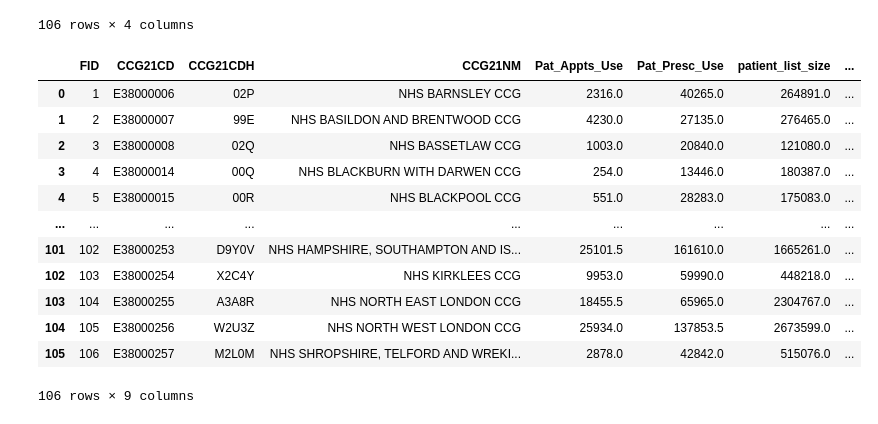
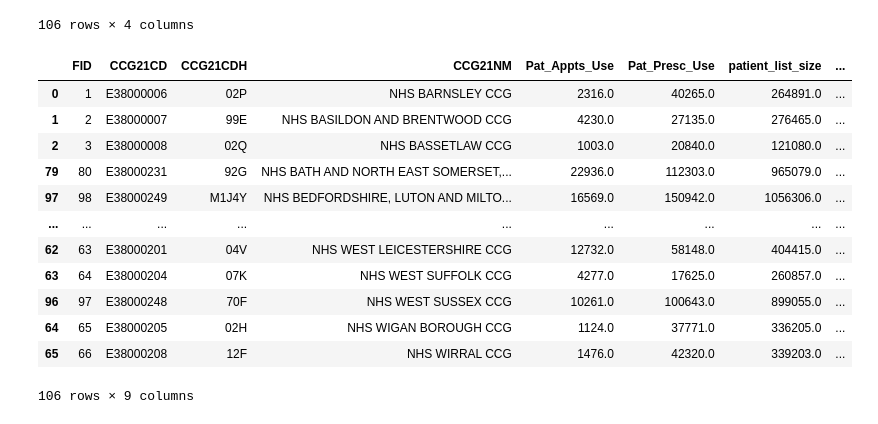
Before and after one commit to nhsx/patient-online-mapping, a Jupyter notebook: POMI_August_2021.ipynb, the cells around one changed output. Drawn from its saved outputs; the diff is of its cells as text; code cells hidden in the pictures.

Commit message:
Sorted by ccg name ascending

```diff
--- a/POMI_August_2021.ipynb
+++ b/POMI_August_2021.ipynb
@@ -221,20 +221,20 @@ CCG_APRIL_2021_CODES_ONS
 106 rows × 4 columns
 # %%
 CCG_codes_results = CCG_APRIL_2021_CODES_ONS.merge(POMI_final, left_on='CCG21NM', right_on ='ccg_name')
-CCG_codes_results
+CCG_codes_results.sort_values(by='CCG21NM', ascending=True)
 # %% [output]
 |  | FID | CCG21CD | CCG21CDH | CCG21NM | Pat_Appts_Use | Pat_Presc_Use | patient_list_size | ... |
 | 0 | 1 | E38000006 | 02P | NHS BARNSLEY CCG | 2316.0 | 40265.0 | 264891.0 | ... |
 | 1 | 2 | E38000007 | 99E | NHS BASILDON AND BRENTWOOD CCG | 4230.0 | 27135.0 | 276465.0 | ... |
 | 2 | 3 | E38000008 | 02Q | NHS BASSETLAW CCG | 1003.0 | 20840.0 | 121080.0 | ... |
-| 3 | 4 | E38000014 | 00Q | NHS BLACKBURN WITH DARWEN CCG | 254.0 | 13446.0 | 180387.0 | ... |
-| 4 | 5 | E38000015 | 00R | NHS BLACKPOOL CCG | 551.0 | 28283.0 | 175083.0 | ... |
+| 79 | 80 | E38000231 | 92G | NHS BATH AND NORTH EAST SOMERSET,... | 22936.0 | 112303.0 | 965079.0 | ... |
+| 97 | 98 | E38000249 | M1J4Y | NHS BEDFORDSHIRE, LUTON AND MILTO... | 16569.0 | 150942.0 | 1056306.0 | ... |
 | ... | ... | ... | ... | ... | ... | ... | ... | ... |
-| 101 | 102 | E38000253 | D9Y0V | NHS HAMPSHIRE, SOUTHAMPTON AND IS... | 25101.5 | 161610.0 | 1665261.0 | ... |
-| 102 | 103 | E38000254 | X2C4Y | NHS KIRKLEES CCG | 9953.0 | 59990.0 | 448218.0 | ... |
-| 103 | 104 | E38000255 | A3A8R | NHS NORTH EAST LONDON CCG | 18455.5 | 65965.0 | 2304767.0 | ... |
-| 104 | 105 | E38000256 | W2U3Z | NHS NORTH WEST LONDON CCG | 25934.0 | 137853.5 | 2673599.0 | ... |
-| 105 | 106 | E38000257 | M2L0M | NHS SHROPSHIRE, TELFORD AND WREKI... | 2878.0 | 42842.0 | 515076.0 | ... |
+| 62 | 63 | E38000201 | 04V | NHS WEST LEICESTERSHIRE CCG | 12732.0 | 58148.0 | 404415.0 | ... |
+| 63 | 64 | E38000204 | 07K | NHS WEST SUFFOLK CCG | 4277.0 | 17625.0 | 260857.0 | ... |
+| 96 | 97 | E38000248 | 70F | NHS WEST SUSSEX CCG | 10261.0 | 100643.0 | 899055.0 | ... |
+| 64 | 65 | E38000205 | 02H | NHS WIGAN BOROUGH CCG | 1124.0 | 37771.0 | 336205.0 | ... |
+| 65 | 66 | E38000208 | 12F | NHS WIRRAL CCG | 1476.0 | 42320.0 | 339203.0 | ... |
 106 rows × 9 columns
 # %%
 CCG_codes_results.to_csv('POMI_CCG_Results_August_2021.csv')
```
